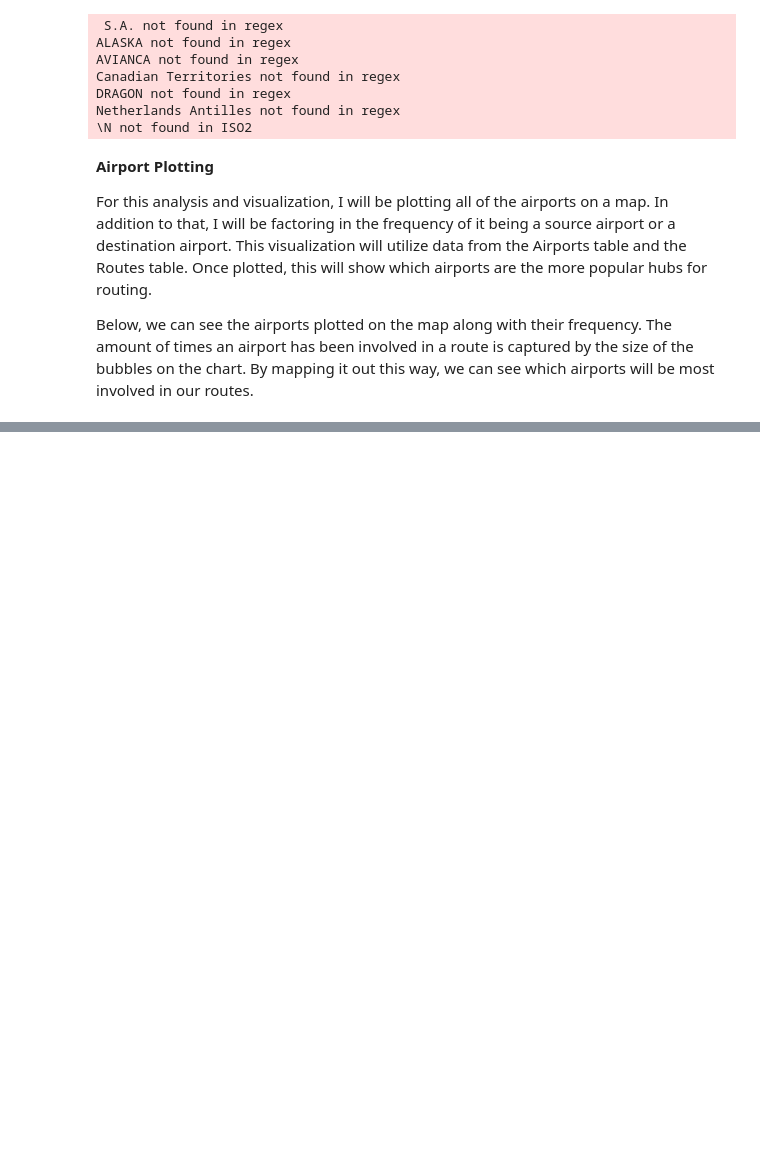
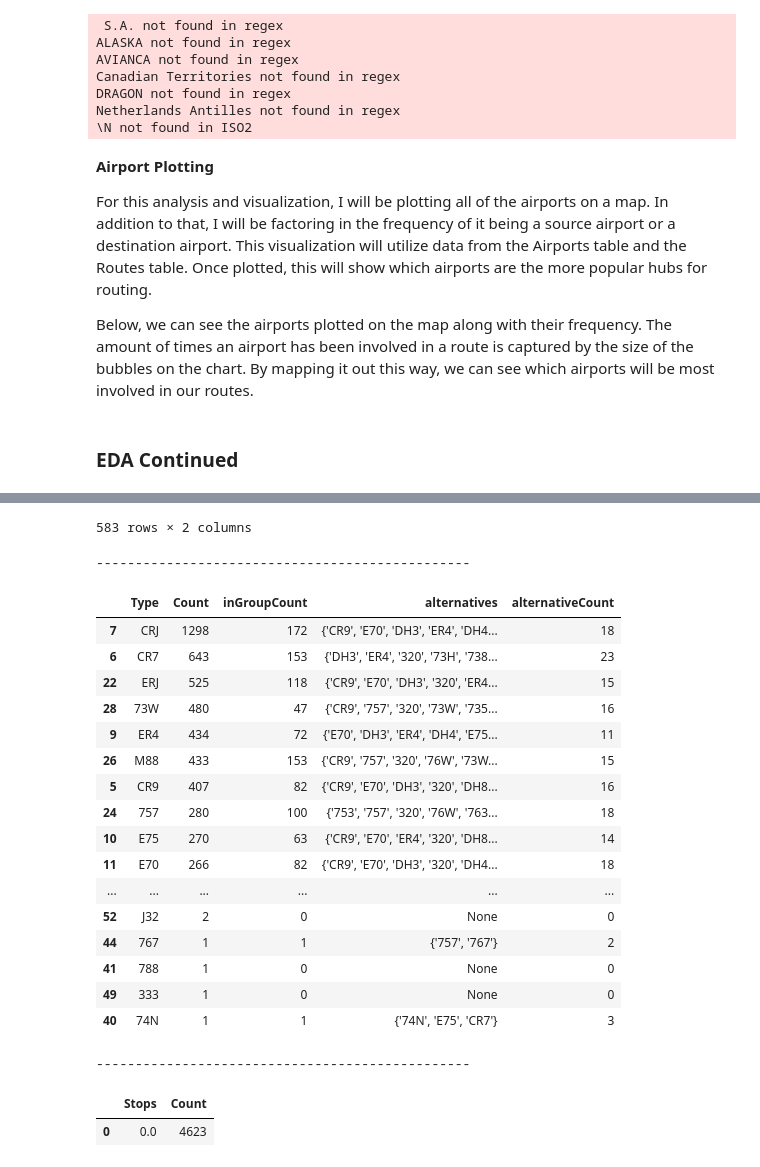
Before and after one commit to GregThomas88/DSCI-2025-D, a Jupyter notebook: EDA/KarlaEDA.ipynb, the cells around one changed output, grey strips where cells are left out. Saved outputs shown, nothing was run; the diff lists cells and outputs as text; code cells hidden in the pictures; blank space fills up the shorter version.

```diff
--- a/EDA/KarlaEDA.ipynb
+++ b/EDA/KarlaEDA.ipynb
@@ -19,6 +19,7 @@ airports = pd.read_csv('../data/openFlightsRaw/airports.csv')
 countries = pd.read_csv('../data/openFlightsRaw/countries.csv')
 planes = pd.read_csv('../data/openFlightsRaw/planes.csv')
 routes = pd.read_csv('../data/openFlightsRaw/routes.csv')
+routesDist = pd.read_csv('../data/routesDist.csv')
 # %% [markdown]
 #### **Data Inspection**
 In the next block of code, I am going to gather the following information from the datasets:
@@ -262,3 +265,60 @@ airports_by_freq = px.scatter_geo(routes_by_airport,
                      title = 'Airports By Route Frequency')
 
 airports_by_freq.show()
+# %% [markdown]
+### EDA Continued
+# %%
+usRoutesDist = routesDist.where((routesDist["SRCCTRY"] == 'United States') & (routesDist["DESTINCTRY"] == 'United States'))
+usRoutesDist = usRoutesDist.dropna()
+
+routePlanes = usRoutesDist['EQPT'].astype(str)
+routeStops = usRoutesDist['STOPS']
+planeType = []
+planeGroups = []
+
+for planes in routePlanes:
+    planeType += planes.split(' ')
+
+    if (len(planes) > 3):
+        planeGroups.append(tuple(planes.split(' ')))
+
+
+planeGroupCount = collections.Counter(planeGroups)
+stopsNumberCount = collections.Counter(routeStops)
+planeTypeCount = collections.Counter(planeType)
+
+planeGroupCount = pd.DataFrame.from_dict(planeGroupCount, orient='index').reset_index()
+planeGroupCount = planeGroupCount.rename(columns={'index':'Type', 0:'Count'})
+planeGroupCount = planeGroupCount.sort_values(by='Count', ascending=False)
+
+planeTypeCount = pd.DataFrame.from_dict(planeTypeCount, orient='index').reset_index()
+planeTypeCount = planeTypeCount.rename(columns={'index':'Type', 0:'Count'})
+planeTypeCount['inGroupCount'] = None
+planeTypeCount['alternatives'] = None
+planeTypeCount['alternativeCount'] = None
+planeTypeCount = planeTypeCount.sort_values(by='Count', ascending=False)
+
+stopsNumberCount = pd.DataFrame.from_dict(stopsNumberCount, orient='index').reset_index()
+stopsNumberCount = stopsNumberCount.rename(columns={'index':'Stops', 0:'Count'})
+
+for i in range(len(planeTypeCount)):
+    inGroupCount = 0
+    group = []
+    for j in range(len(planeGroupCount)):
+        if planeTypeCount['Type'][i] in planeGroupCount['Type'][j]:
+            inGroupCount += 1
+            group += planeGroupCount['Type'][j]
+    group = set(group)
+    planeTypeCount.loc[i, "alternatives"] = str(group)
+    planeTypeCount.loc[i, "alternativeCount"] = len(group)
+    planeTypeCount.loc[i, "inGroupCount"] = inGroupCount
+
+planeTypeCount['alternatives'] = planeTypeCount['alternatives'].replace("set()", None)
+planeTypeCount = planeTypeCount.sort_values(by='Count', ascending=False)
+
+display(planeGroupCount)
+print('------------------------------------------------')
+display(planeTypeCount)
+print('------------------------------------------------')
+display(stopsNumberCount)
+# %% [output]
@@ -264,0 +337,22 @@ airports_by_freq.show()
+583 rows × 2 columns
+------------------------------------------------
+|  | Type | Count | inGroupCount | alternatives | alternativeCount |
+| 7 | CRJ | 1298 | 172 | {'CR9', 'E70', 'DH3', 'ER4', 'DH4... | 18 |
+| 6 | CR7 | 643 | 153 | {'DH3', 'ER4', '320', '73H', '738... | 23 |
+| 22 | ERJ | 525 | 118 | {'CR9', 'E70', 'DH3', '320', 'ER4... | 15 |
+| 28 | 73W | 480 | 47 | {'CR9', '757', '320', '73W', '735... | 16 |
+| 9 | ER4 | 434 | 72 | {'E70', 'DH3', 'ER4', 'DH4', 'E75... | 11 |
+| 26 | M88 | 433 | 153 | {'CR9', '757', '320', '76W', '73W... | 15 |
+| 5 | CR9 | 407 | 82 | {'CR9', 'E70', 'DH3', '320', 'DH8... | 16 |
+| 24 | 757 | 280 | 100 | {'753', '757', '320', '76W', '763... | 18 |
+| 10 | E75 | 270 | 63 | {'CR9', 'E70', 'ER4', '320', 'DH8... | 14 |
+| 11 | E70 | 266 | 82 | {'CR9', 'E70', 'DH3', '320', 'DH4... | 18 |
+| ... | ... | ... | ... | ... | ... |
+| 52 | J32 | 2 | 0 | None | 0 |
+| 44 | 767 | 1 | 1 | {'757', '767'} | 2 |
+| 41 | 788 | 1 | 0 | None | 0 |
+| 49 | 333 | 1 | 0 | None | 0 |
+| 40 | 74N | 1 | 1 | {'74N', 'E75', 'CR7'} | 3 |
+------------------------------------------------
+|  | Stops | Count |
+| 0 | 0.0 | 4623 |
```
Also changed, not shown: parts of 2 cells of this notebook, 1 other file.
